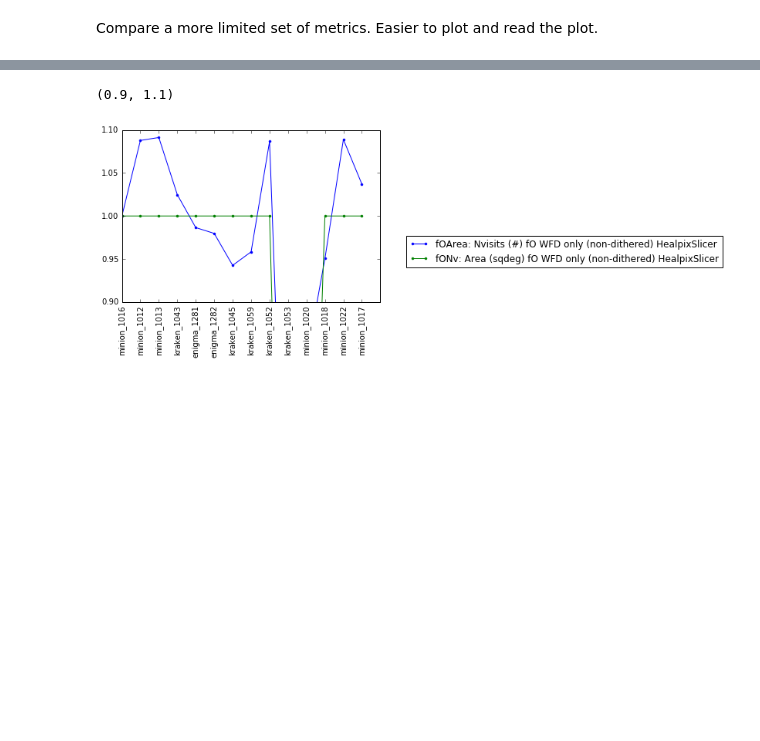
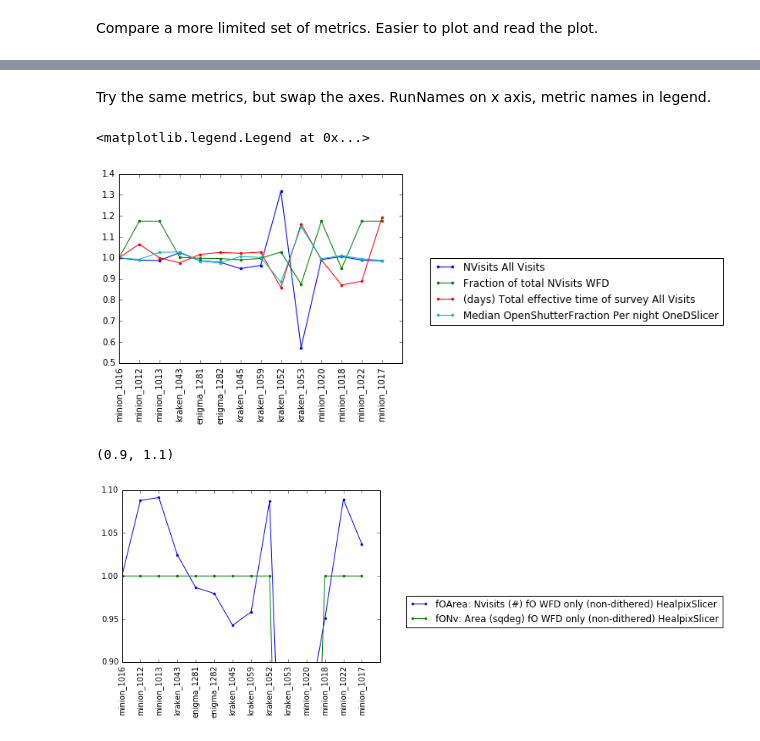
Before and after one commit to rhiannonlynne/notebooks, a Jupyter notebook: StdComparison.ipynb, the cells around one changed output, grey strips where cells are left out. Drawn from its saved outputs; the diff is of its cells as text; code cells hidden in the pictures; blank space fills up the shorter version.

```diff
--- a/StdComparison.ipynb
+++ b/StdComparison.ipynb
@@ -139 +136,18 @@ plt.legend(loc=(1.1, .0))
+# %% [markdown]
+Try the same metrics, but swap the axes. RunNames on x axis, metric names in legend.
+# %%
+metricname = 'Summary_Name'
+
+plt.figure()
+x = np.arange(len(runs))
+for i, m in enumerate(plotmetrics):
+    tmp = plotcomp.query('Summary_Name == @m').drop('Summary_Name', axis=1).as_matrix()[0]
+    b = plotcomp.query('Summary_Name == @m')['minion_1016'].iloc[0]
+    plt.plot(x, tmp/b, marker='.', label=m)
+plt.xticks(x, runs, rotation=90)
+plt.legend(loc=(1.1, 0.2))
+#plt.ylim(0.9, 1.1)
+# %% [output]
+<matplotlib.legend.Legend at 0x...>
+[figure, added]
 # %%
```
Also changed, not shown: parts of 10 cells of this notebook, 1 other file.
